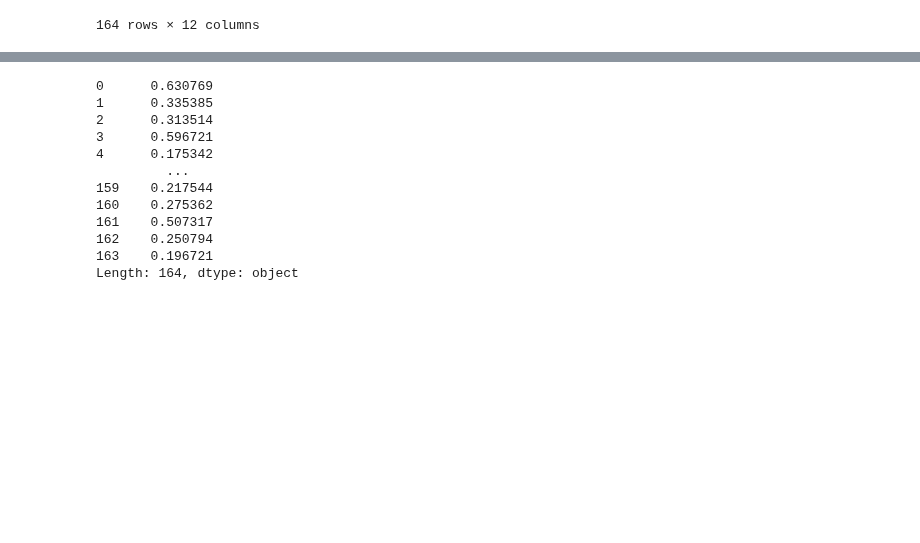
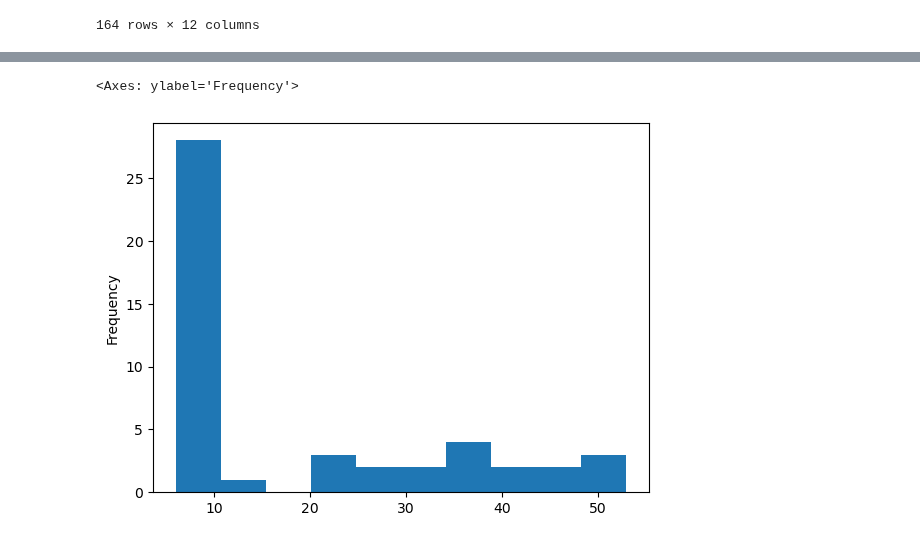
Before and after one commit to KunalNeon/CommBank, a Jupyter notebook: dataSet.ipynb, the cells around one changed output, grey strips where cells are left out. Saved outputs shown, nothing was run; the diff lists cells and outputs as text; code cells hidden in the pictures; blank space fills up the shorter version.

```diff
--- a/dataSet.ipynb
+++ b/dataSet.ipynb
@@ -809,15 +806,6 @@ Index(['Wide Area Location Code', '% Minority in Local Area',
 # %%
-k_first_cluster["Borrower Annual Income"]/k_first_cluster["Amount Borrowed"]
+k_second_cluster=second_cluster.drop("Cluster",axis=1).reset_index(drop=True)
+k_second_cluster["Wide Area Location Code"].plot(kind='hist')
 # %% [output]
-0      0.630769
-1      0.335385
-2      0.313514
-3      0.596721
-4      0.175342
-         ...
-159    0.217544
-160    0.275362
-161    0.507317
-162    0.250794
-163    0.196721
-Length: 164, dtype: object
+<Axes: ylabel='Frequency'>
+[figure, added]
```
Also changed, not shown: parts of 21 cells of this notebook.
